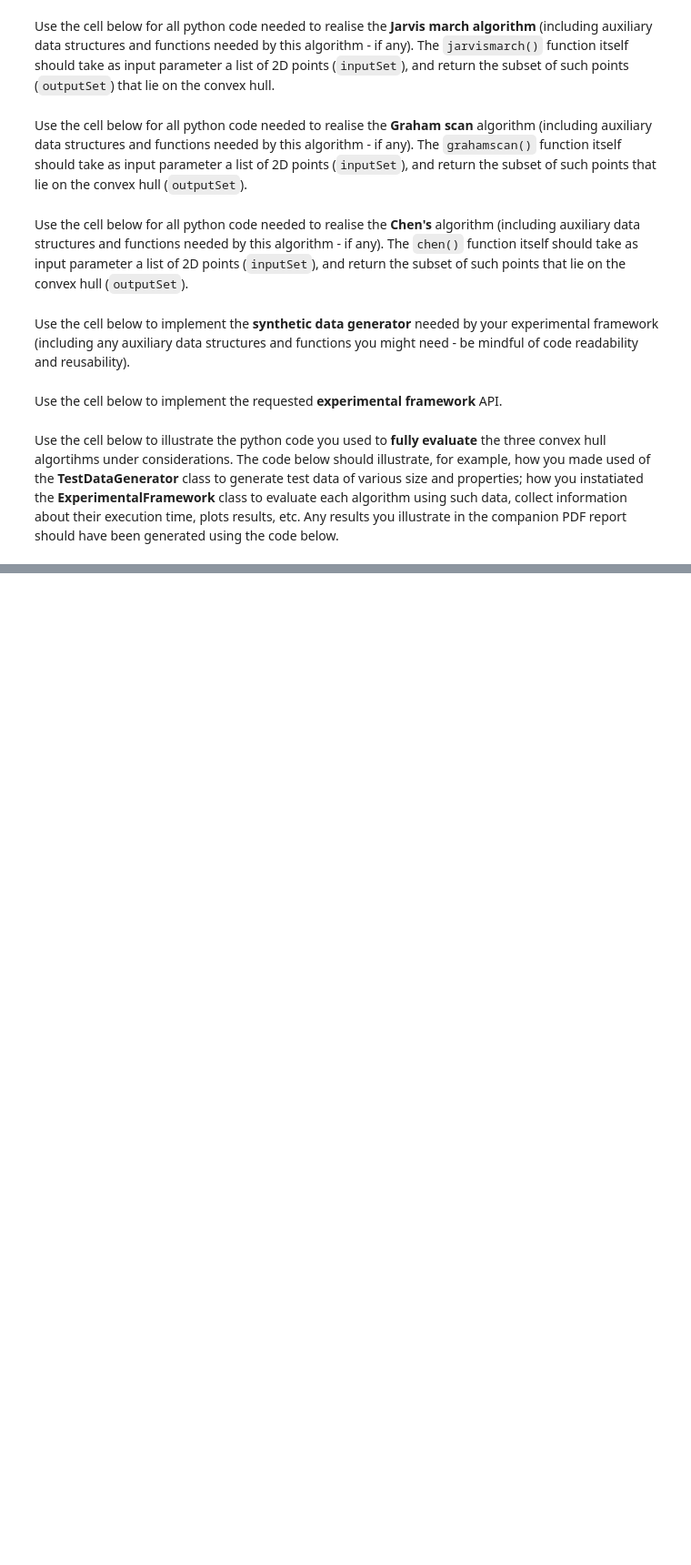
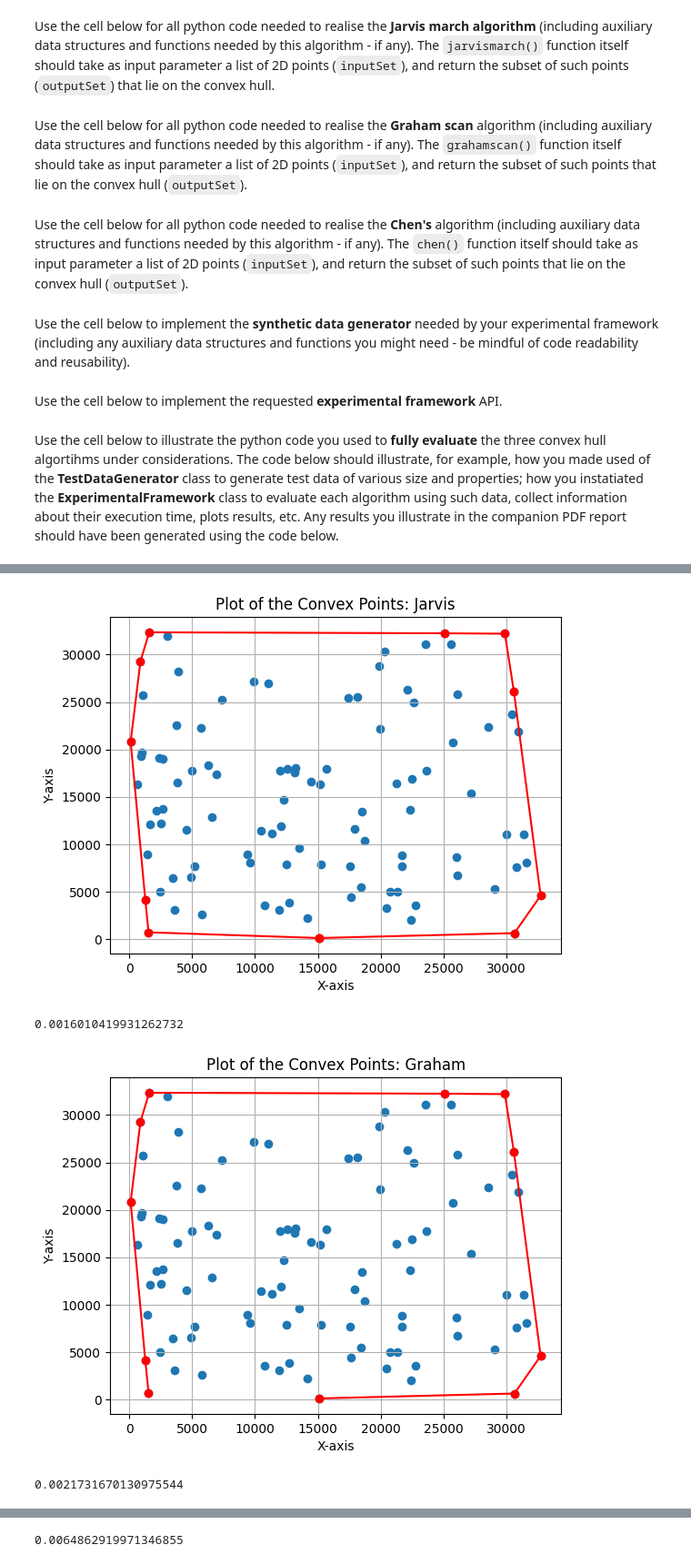
Before and after one commit to Marwan141/COMP0005_Group35, a Jupyter notebook: grp-XXX-0005code.ipynb, the cells around one changed output, grey strips where cells are left out. Shown at 91% size. Drawn from its saved outputs; the diff is of its cells as text; code cells hidden in the pictures; blank space fills up the shorter version.

```diff
--- a/grp-XXX-0005code.ipynb
+++ b/grp-XXX-0005code.ipynb
@@ -149,23 +145,45 @@ class TestDataGenerator():
     """
 
     def __init__(self):
-        pass
+        self.inputSet = []
 
     def data_generation(self,n):
-        inputSet = []
+        self.inputSet = []
         for i in range (n):
-            inputSet.append((random.randint(0,100),random.randint(0,100)))
-        return inputSet
+            self.inputSet.append((random.randint(0,32767),random.randint(0,32767)))
+        return self.inputSet
 
     def huge_convex_point(self,h):
-        inputSet = []
+        self.inputSet = []
         interval = 100/h
         y=0
         for i in range(h):
-            inputSet.append((y,math.sqrt(-(y-50)**2+2500)+50))
-            inputSet.append((y,-math.sqrt(-(y-50)**2+2500)+50))
+            self.inputSet.append((y,math.sqrt(-(y-50)**2+2500)+50))
+            self.inputSet.append((y,-math.sqrt(-(y-50)**2+2500)+50))
             y = y + interval
-        return inputSet
+        return self.inputSet
+
+    def generate_Colinear_Points(self, n):
+        self.inputSet = []
+        m = random.randint(0,32767)
+        c = random.randint(0,32767)
+        for i in range(n):
+            x = random.randint(0,32767)
+            y = m*x + c
+            self.inputSet.append((x,y))
+        return self.inputSet
+
+    def generate_worst_case_Jarvis(self,n):
+        #h = n
+        #generate circle
+        return self.huge_convex_point(n)
+
+    def generate_worst_case_Graham(self,n):
+        #this is depending on the sorting algorithm, since we are using built-in sort
+        self.inputSet = []
+        for i in range(n):
+            self.inputSet.append((i,i**2))
+        return self.inputSet
 # %% [markdown]
 Use the cell below to implement the requested **experimental framework** API.
 # %%
@@ -288,0 +287,9 @@ testNColinear(4)
+# %%
+# ADD YOUR TEST CODE HERE
+framework = ExperimentalFramework(3)
+framework.testNPoints(5000)
+# %% [output]
+[figure, added]
+0.0016010419931262732
+[figure, added]
+0.0021731670130975544
@@ -288,0 +297 @@ testNColinear(4)
+0.0064862919971346855
```
Also changed, not shown: parts of 7 cells of this notebook, 1 other file.
